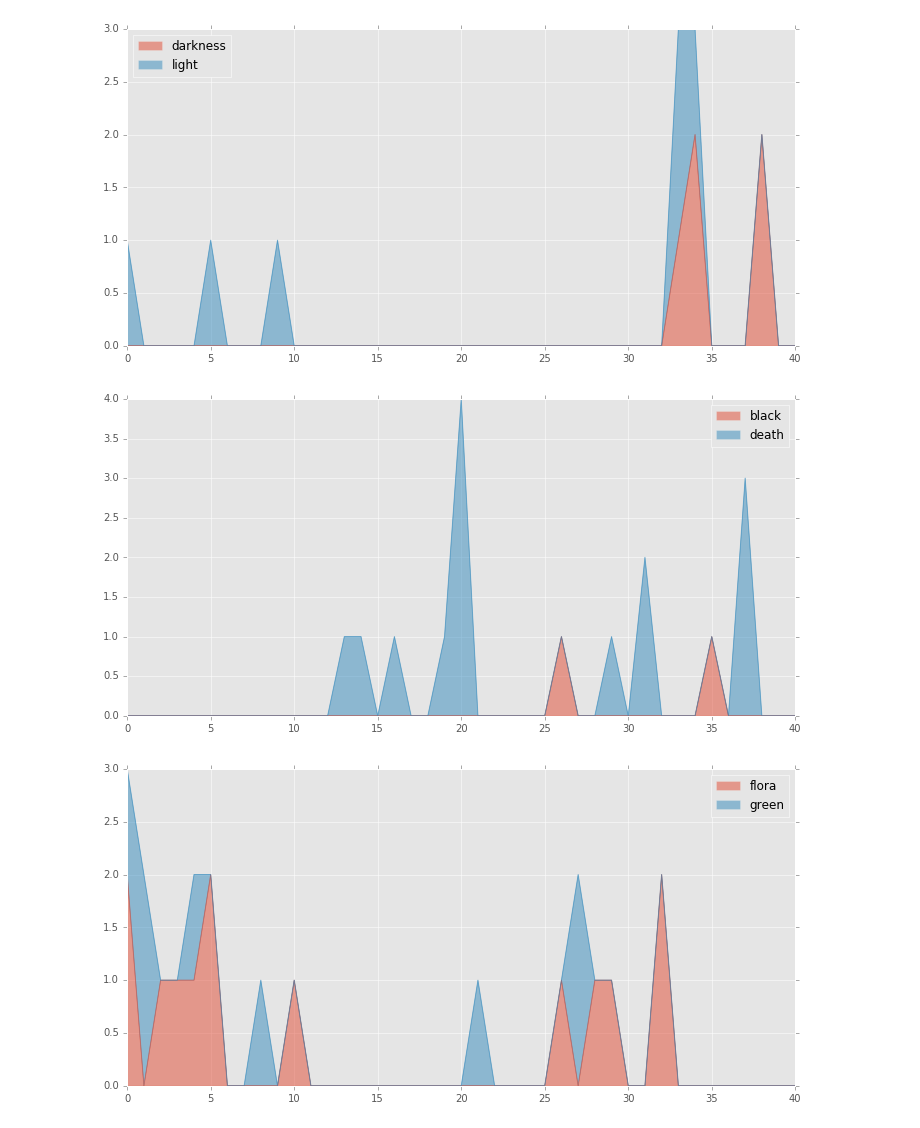
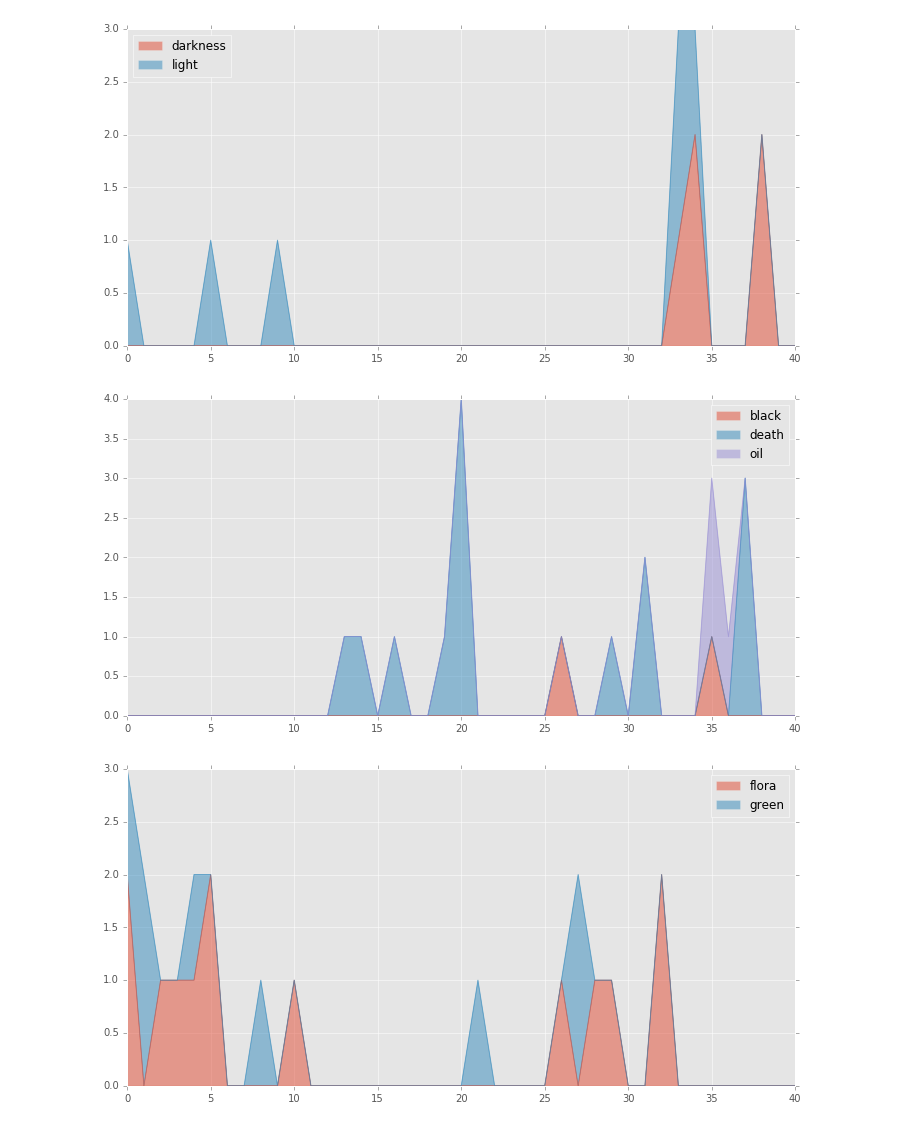
Before and after one commit to JonathanReeve/corpus-mansfield-garden-party-TEI, a Jupyter notebook: garden-party-tag-stats.ipynb, the cells around one changed output. Drawn from its saved outputs; the diff is of its cells as text; code cells hidden in the pictures.

```diff
--- a/garden-party-tag-stats.ipynb
+++ b/garden-party-tag-stats.ipynb
@@ -140,9 +140,9 @@ plotTags(['darkness', 'light'])
 # %% [output]
 [figure]
 # %%
-plotTags(['black', 'death'])
+plotTags(['black', 'death', 'oil'])
 # %% [output]
-[figure, old version]
+[figure, new version]
 # %%
 plotTags(['flora', 'green'])
 # %% [output]
```
Also changed, not shown: parts of 7 cells of this notebook, 12 other files.
